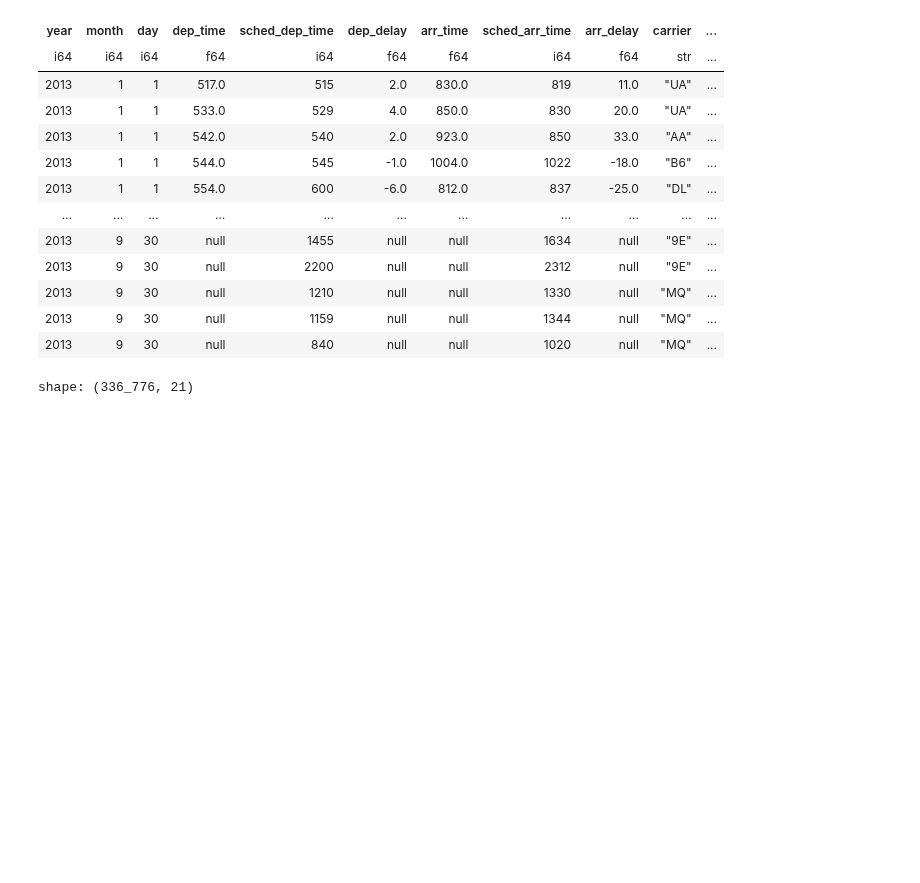
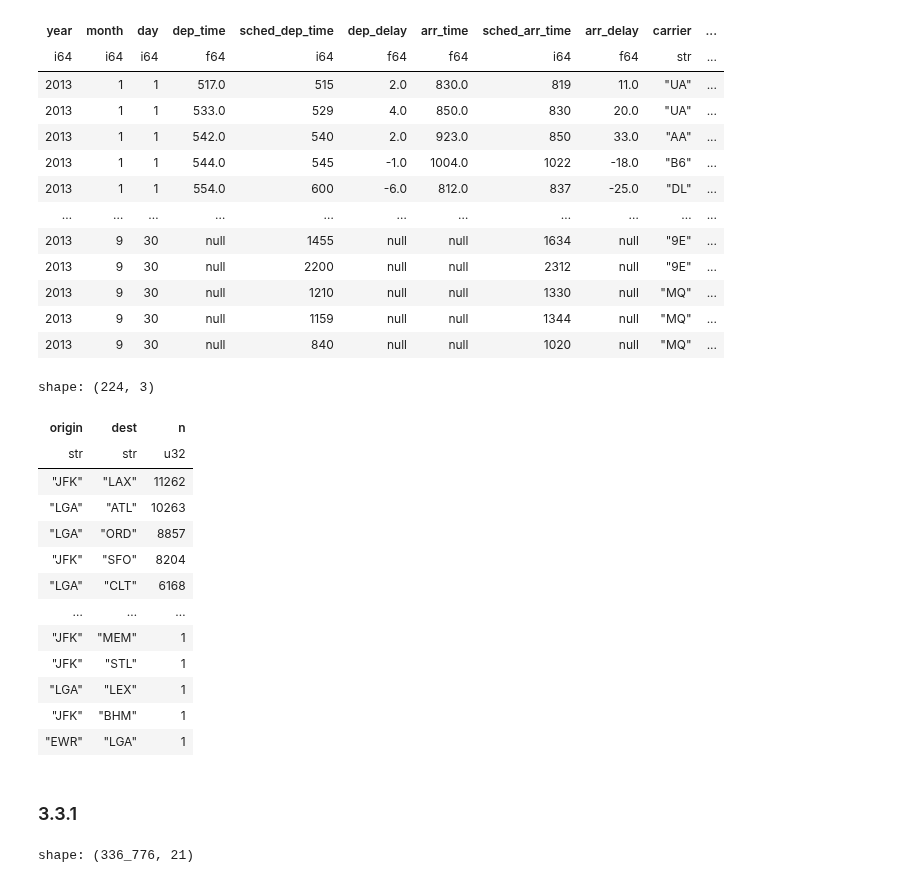
Before and after one commit to huangziwei/hea, a Jupyter notebook: example/books/r4ds/ch03.ipynb, the cells around one changed output. Cells and saved outputs as stored; diff of their text form; code cells hidden in the pictures; blank space fills up the shorter version.

```diff
--- a/example/books/r4ds/ch03.ipynb
+++ b/example/books/r4ds/ch03.ipynb
@@ -235,6 +245,25 @@ shape: (336_776, 21)
 | 2013 | 9 | 30 | null | 1210 | null | null | 1330 | null | "MQ" | ... |
 | 2013 | 9 | 30 | null | 1159 | null | null | 1344 | null | "MQ" | ... |
 | 2013 | 9 | 30 | null | 840 | null | null | 1020 | null | "MQ" | ... |
+# %%
+flights.count("origin", "dest", sort=True)
+# %% [output]
+shape: (224, 3)
+| origin | dest | n |
+| str | str | u32 |
+| "JFK" | "LAX" | 11262 |
+| "LGA" | "ATL" | 10263 |
+| "LGA" | "ORD" | 8857 |
+| "JFK" | "SFO" | 8204 |
+| "LGA" | "CLT" | 6168 |
+| … | … | … |
+| "JFK" | "MEM" | 1 |
+| "JFK" | "STL" | 1 |
+| "LGA" | "LEX" | 1 |
+| "JFK" | "BHM" | 1 |
+| "EWR" | "LGA" | 1 |
+# %% [markdown]
+### 3.3.1
 # %%
 flights.mutate(
     gain=col("dep_delay") - col("arr_delay"),
```
Also changed, not shown: parts of 14 cells of this notebook, 2 other files.
